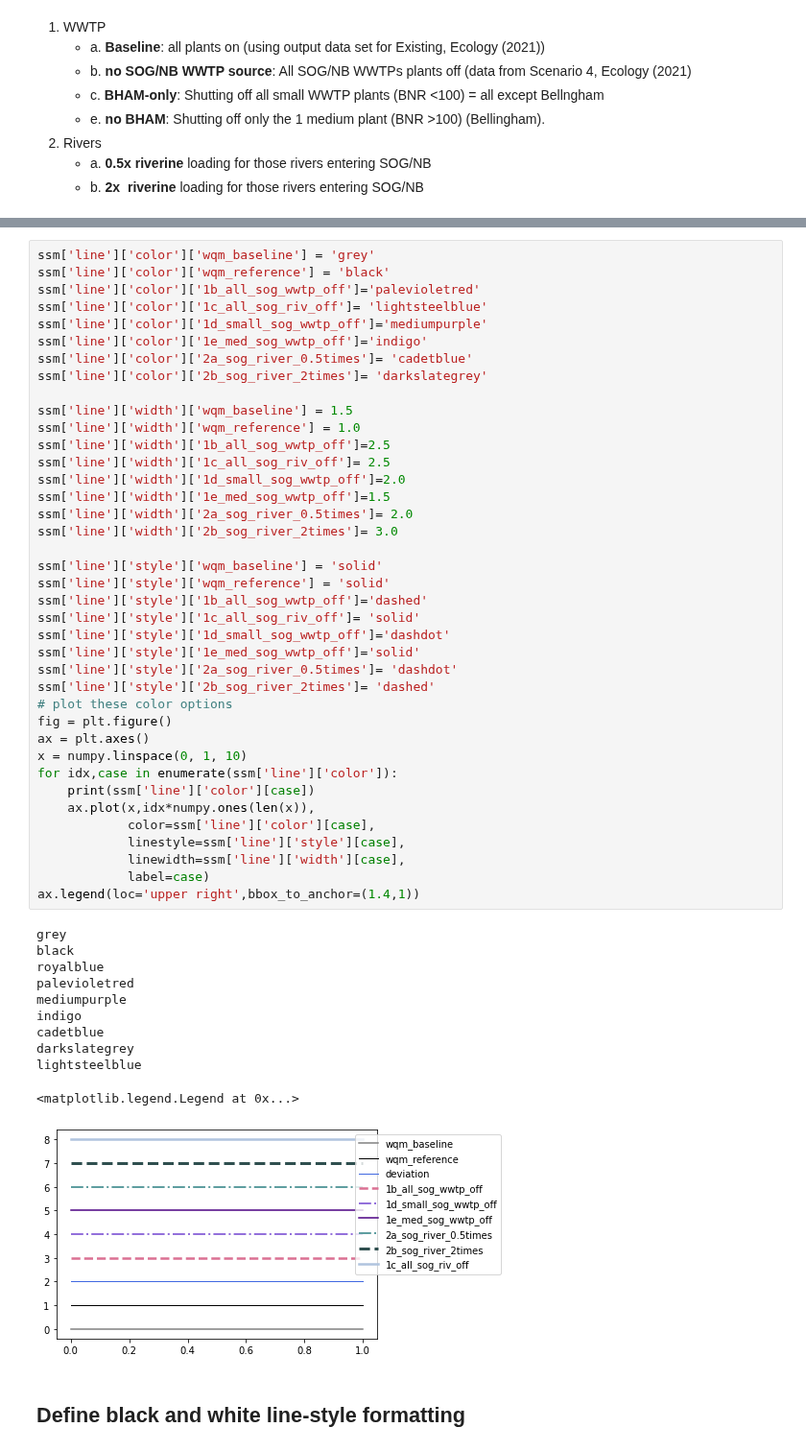
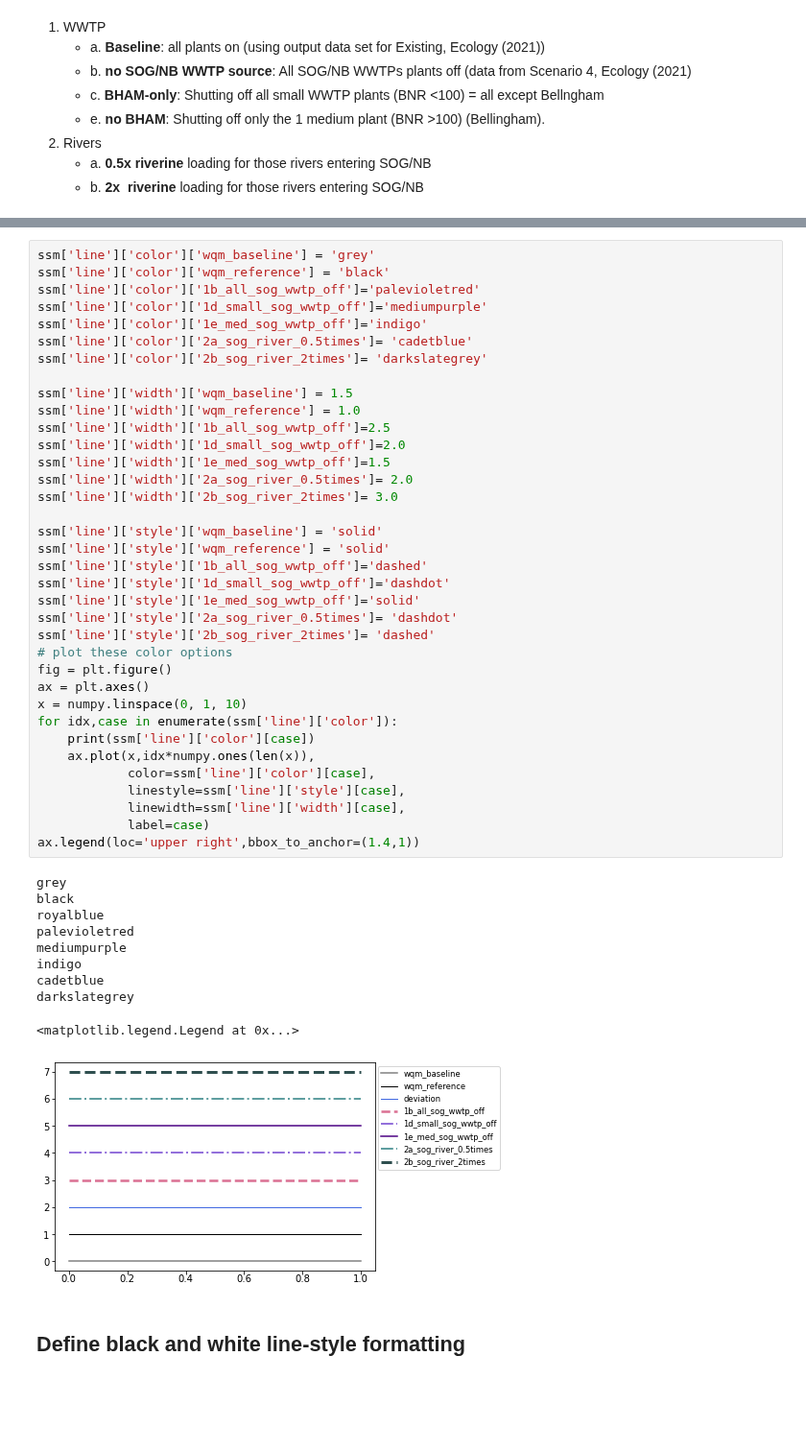
Before and after one commit to UW-PSI/SalishSeaModel-analysis, a Jupyter notebook: etc/SSM_config_SOG.ipynb, the cells around one changed output, grey strips where cells are left out. Shown at 96% size. Drawn from its saved outputs; the diff is of its cells as text; blank space fills up the shorter version.

```diff
--- a/etc/SSM_config_SOG.ipynb
+++ b/etc/SSM_config_SOG.ipynb
@@ -131,7 +133,6 @@ brown
 ssm['line']['color']['wqm_baseline'] = 'grey'
 ssm['line']['color']['wqm_reference'] = 'black'
 ssm['line']['color']['1b_all_sog_wwtp_off']='palevioletred'
-ssm['line']['color']['1c_all_sog_riv_off']= 'lightsteelblue'
 ssm['line']['color']['1d_small_sog_wwtp_off']='mediumpurple'
 ssm['line']['color']['1e_med_sog_wwtp_off']='indigo'
 ssm['line']['color']['2a_sog_river_0.5times']= 'cadetblue'
@@ -140,7 +141,6 @@ ssm['line']['color']['2b_sog_river_2times']= 'darkslategrey'
 ssm['line']['width']['wqm_baseline'] = 1.5
 ssm['line']['width']['wqm_reference'] = 1.0
 ssm['line']['width']['1b_all_sog_wwtp_off']=2.5
-ssm['line']['width']['1c_all_sog_riv_off']= 2.5
 ssm['line']['width']['1d_small_sog_wwtp_off']=2.0
 ssm['line']['width']['1e_med_sog_wwtp_off']=1.5
 ssm['line']['width']['2a_sog_river_0.5times']= 2.0
@@ -148,36 +148,34 @@ ssm['line']['width']['2b_sog_river_2times']= 3.0
 
 ssm['line']['style']['wqm_baseline'] = 'solid'
 ssm['line']['style']['wqm_reference'] = 'solid'
 ssm['line']['style']['1b_all_sog_wwtp_off']='dashed'
-ssm['line']['style']['1c_all_sog_riv_off']= 'solid'
 ssm['line']['style']['1d_small_sog_wwtp_off']='dashdot'
 ssm['line']['style']['1e_med_sog_wwtp_off']='solid'
 ssm['line']['style']['2a_sog_river_0.5times']= 'dashdot'
 ssm['line']['style']['2b_sog_river_2times']= 'dashed'
 # plot these color options
 fig = plt.figure()
 ax = plt.axes()
 x = numpy.linspace(0, 1, 10)
 for idx,case in enumerate(ssm['line']['color']):
     print(ssm['line']['color'][case])
     ax.plot(x,idx*numpy.ones(len(x)),
             color=ssm['line']['color'][case],
             linestyle=ssm['line']['style'][case],
             linewidth=ssm['line']['width'][case],
             label=case)
 ax.legend(loc='upper right',bbox_to_anchor=(1.4,1))
 # %% [output]
 grey
 black
 royalblue
 palevioletred
 mediumpurple
 indigo
 cadetblue
 darkslategrey
-lightsteelblue
 <matplotlib.legend.Legend at 0x...>
-[figure, old version]
+[figure, new version]
 # %% [markdown]
 ## Define black and white line-style formatting
 # %%
```
Also changed, not shown: parts of 3 cells of this notebook, 2 other files.
